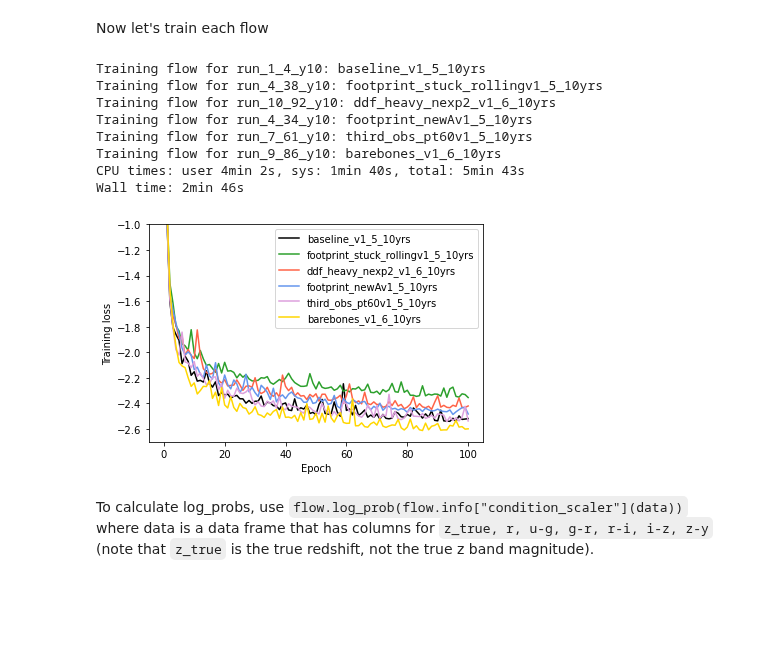
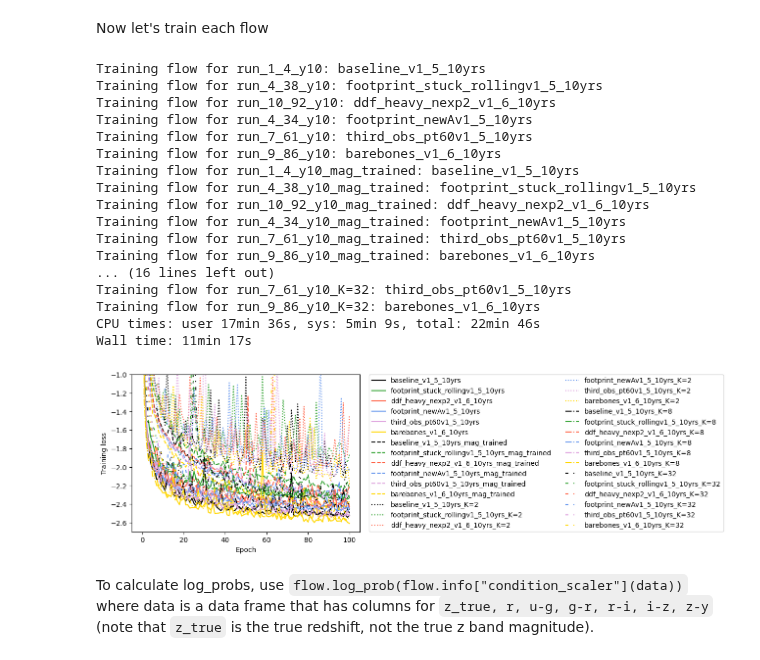
Before and after one commit to bscot/TheLastMetric, a Jupyter notebook: training_flows.ipynb, the cells around one changed output. Drawn from its saved outputs; the diff is of its cells as text; code cells hidden in the pictures; blank space fills up the shorter version.

```diff
--- a/training_flows.ipynb
+++ b/training_flows.ipynb
@@ -165,12 +231,16 @@ for os in available_os:
+# %%
+def partition_flow_name(fname):
+    return "".join(fname.partition("y10")[:-1]), "".join(fname.partition("y10")[-1])
 # %% [markdown]
 Now let's train each flow
 # %%
 %%time
 losses = dict()
-for os in available_os:
-    print(f"Training flow for {os}: {os_names[os]}")
-    loss = flows[os].train(flows[os].info["condition_scaler"](catalogs[os]), epochs=100, verbose=False)
-    losses[os] = loss
+for fname in flows:
+    os = partition_flow_name(fname)[0]
+    print(f"Training flow for {fname}: {os_names[os]}")
+    loss = flows[fname].train(flows[fname].info["condition_scaler"](catalogs[os]), epochs=100, verbose=False)
+    losses[fname] = loss
 # %% [output]
 Training flow for run_1_4_y10: baseline_v1_5_10yrs
 Training flow for run_4_38_y10: footprint_stuck_rollingv1_5_10yrs
@@ -178,18 +248,31 @@ Training flow for run_10_92_y10: ddf_heavy_nexp2_v1_6_10yrs
 Training flow for run_4_34_y10: footprint_newAv1_5_10yrs
 Training flow for run_7_61_y10: third_obs_pt60v1_5_10yrs
 Training flow for run_9_86_y10: barebones_v1_6_10yrs
-CPU times: user 4min 2s, sys: 1min 40s, total: 5min 43s
-Wall time: 2min 46s
+Training flow for run_1_4_y10_mag_trained: baseline_v1_5_10yrs
+Training flow for run_4_38_y10_mag_trained: footprint_stuck_rollingv1_5_10yrs
+Training flow for run_10_92_y10_mag_trained: ddf_heavy_nexp2_v1_6_10yrs
+Training flow for run_4_34_y10_mag_trained: footprint_newAv1_5_10yrs
+Training flow for run_7_61_y10_mag_trained: third_obs_pt60v1_5_10yrs
+Training flow for run_9_86_y10_mag_trained: barebones_v1_6_10yrs
+... (16 lines left out)
+Training flow for run_7_61_y10_K=32: third_obs_pt60v1_5_10yrs
+Training flow for run_9_86_y10_K=32: barebones_v1_6_10yrs
+CPU times: user 17min 36s, sys: 5min 9s, total: 22min 46s
+Wall time: 11min 17s
-# %%
-for os in available_os:
-    plt.plot(losses[os], c=os_colors[os], label=os_names[os])
-plt.xlabel("Epoch")
-plt.ylabel("Training loss")
-plt.legend()
-plt.ylim(-2.7,-1)
-plt.show()
-# %% [output]
-[figure, removed]
+# %%
+fig, ax = plt.subplots(figsize=(6, 4.25), dpi=100)
+
+ls = ["-", "--", ":", "-.", (0, (3, 5, 1, 5, 1, 5))]
+for i,fname in enumerate(flows):
+    os, extra = partition_flow_name(fname)
+    ax.plot(losses[fname], c=os_colors[os], ls=ls[i//len(available_os)], label=os_names[os]+extra)
+
+ax.set(xlabel = "Epoch", ylabel = "Training loss", ylim = (-2.7, -1))
+ax.legend(bbox_to_anchor=(1.04,1), borderaxespad=0, ncol=2)
+
+plt.show()
+# %% [output]
+[figure, added]
 # %% [markdown]
 To calculate log_probs, use `flow.log_prob(flow.info["condition_scaler"](data))` where data is a data frame that has columns for `z_true, r, u-g, g-r, r-i, i-z, z-y` (note that `z_true` is the true redshift, not the true z band magnitude).
 # %%
```
Also changed, not shown: parts of 7 cells of this notebook, 31 other files.
